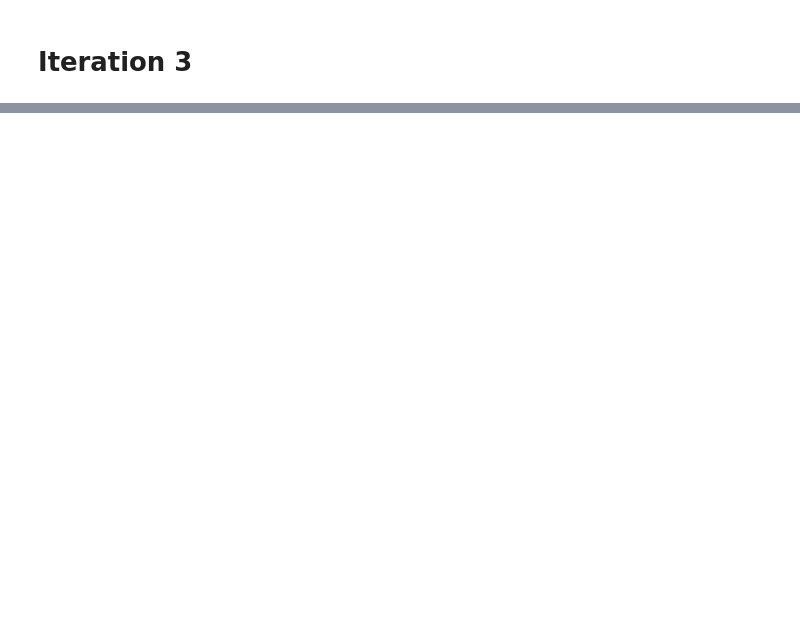
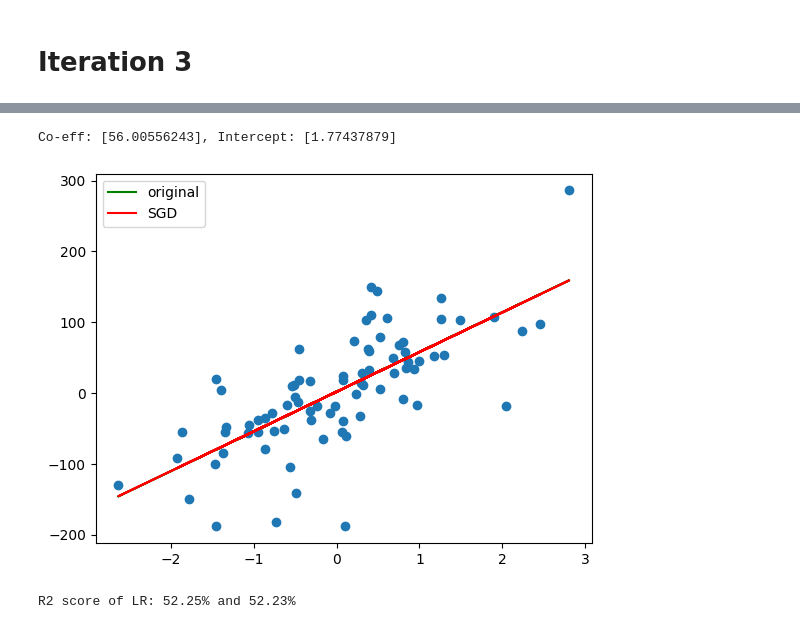
Before and after one commit to ROHIT318/python-practice, a Jupyter notebook: ml-implementation/gradient_descent.ipynb, the cells around one changed output, grey strips where cells are left out. Cells and saved outputs as stored; diff of their text form; code cells hidden in the pictures; blank space fills up the shorter version.

```diff
--- a/ml-implementation/gradient_descent.ipynb
+++ b/ml-implementation/gradient_descent.ipynb
@@ -132,0 +152,19 @@ plt.show()
+# %%
+sgd = SGDRegressor(loss='squared_error')
+sgd.fit(np.array(X_train).reshape(-1,1), y_train)
+sgd_y = sgd.predict(np.array(X_test).reshape(-1,1))
+print(f"Co-eff: {sgd.coef_}, Intercept: {sgd.intercept_}")
+# %% [output]
+Co-eff: [56.00556243], Intercept: [1.77437879]
+# %%
+plt.scatter(X_train, y_train)
+plt.plot(X_train.ravel(), m.coef_*X_train.ravel() + m.intercept_, color='green', label='original')
+plt.plot(X_train.ravel(), sgd.coef_*X_train.ravel() + sgd.intercept_, color='red', label='SGD')
+plt.legend()
+plt.show()
+# %% [output]
+[figure, added]
+# %%
+print(f"R2 score of LR: {round(r2_score(y_test, m_y), 4)*100}% and {round(r2_score(y_test, sgd_y), 4)*100}%")
+# %% [output]
+R2 score of LR: 52.25% and 52.23%
```
Also changed, not shown: parts of 16 cells of this notebook.
